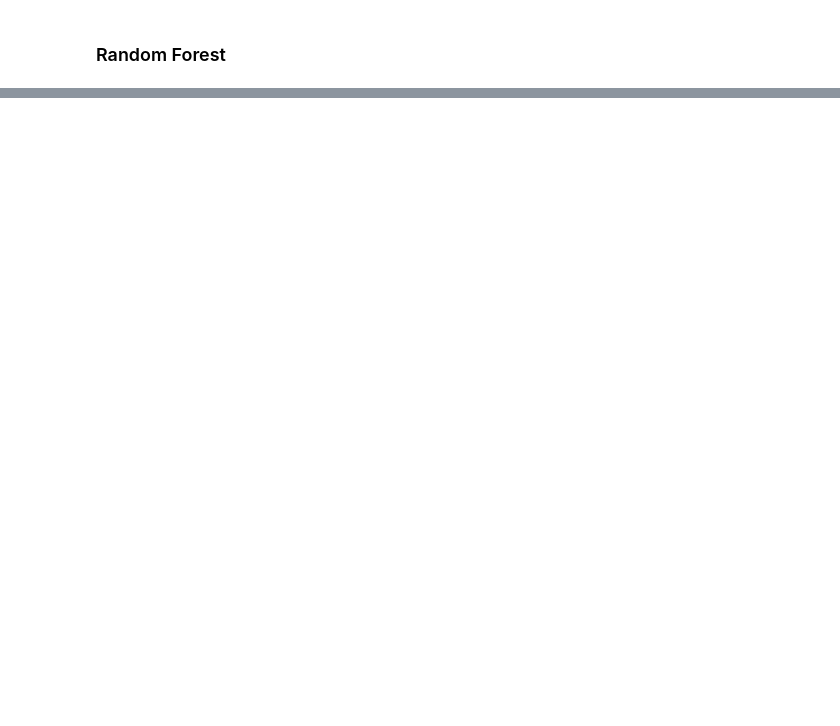
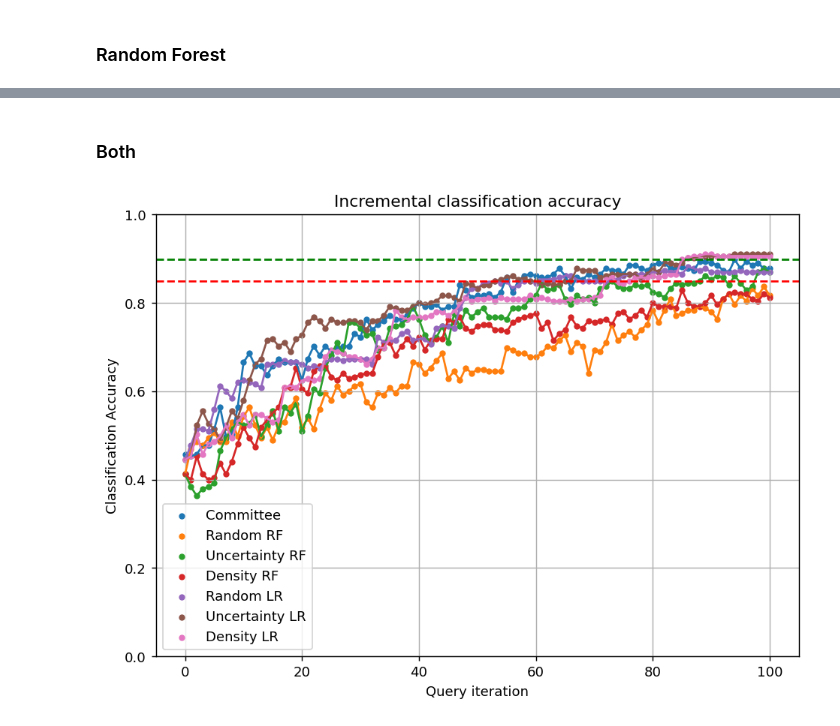
Before and after one commit to ryanquinnnelson/CMU-02750-Query-Selection-Methods-in-Active-Learning, a Jupyter notebook: HW2Q1_ryan.ipynb, the cells around one changed output, grey strips where cells are left out. Cells and saved outputs as stored; diff of their text form; code cells hidden in the pictures; blank space fills up the shorter version.

```diff
--- a/HW2Q1_ryan.ipynb
+++ b/HW2Q1_ryan.ipynb
@@ -762,0 +763,43 @@ plt.show()
+# %% [markdown]
+### Both
+# %%
+# plot our performance over time
+fig, ax = plt.subplots(figsize=(8.5, 6), dpi=130)
+
+
+ax.plot(history_comm)
+ax.scatter(range(len(history_comm)), history_comm, s=13, label = 'Committee')
+
+ax.plot(history_rand_rf)
+ax.scatter(range(len(history_rand_rf)), history_rand_rf, s=13, label = 'Random RF')
+
+ax.plot(history_uncert_rf)
+ax.scatter(range(len(history_uncert_rf)), history_uncert_rf, s=13, label = 'Uncertainty RF')
+
+ax.plot(history_dens_rf)
+ax.scatter(range(len(history_dens_rf)), history_dens_rf, s=13, label = 'Density RF')
+
+ax.plot(history_rand_lr)
+ax.scatter(range(len(history_rand_lr)), history_rand_lr, s=13, label = 'Random LR')
+
+ax.plot(history_uncert_lr)
+ax.scatter(range(len(history_uncert_lr)), history_uncert_lr, s=13, label = 'Uncertainty LR')
+
+ax.plot(history_dens_lr)
+ax.scatter(range(len(history_dens_lr)), history_dens_lr, s=13, label = 'Density LR')
+
+ax.set_ylim(bottom=0, top=1)
+ax.grid(True)
+
+# add horizontal line
+ax.axhline(y=0.85,color='r',linestyle='dashed') #
+ax.axhline(y=0.898,color='g',linestyle='dashed') # highest accuracy given the entire dataset
+
+
+ax.set_title('Incremental classification accuracy')
+ax.set_xlabel('Query iteration')
+ax.set_ylabel('Classification Accuracy')
+ax.legend()
+plt.show()
+# %% [output]
+[figure, added]
```
Also changed, not shown: parts of 12 cells of this notebook.
